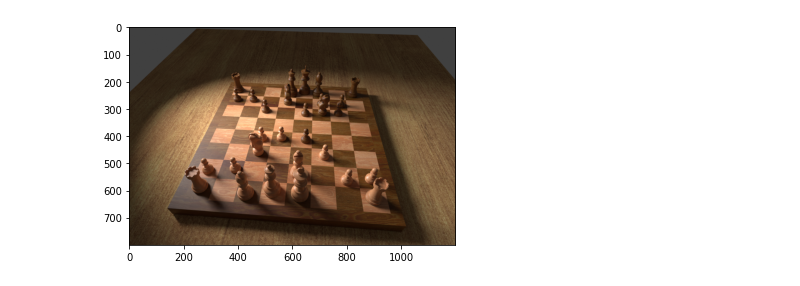
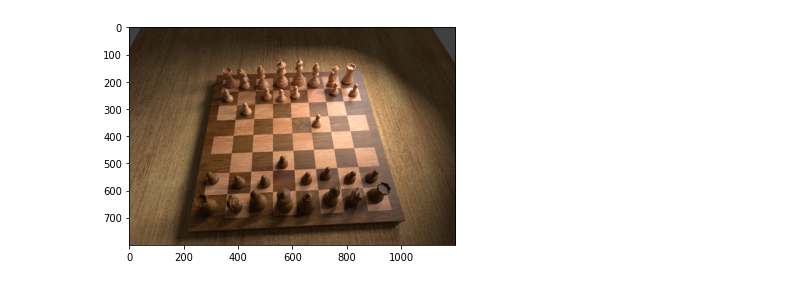
Before and after one commit to georg-wolflein/chesscog, a Jupyter notebook: notebooks/corner_detection.ipynb, the cells around one changed output. Saved outputs shown, nothing was run; the diff lists cells and outputs as text; code cells hidden in the pictures.

```diff
--- a/notebooks/corner_detection.ipynb
+++ b/notebooks/corner_detection.ipynb
@@ -40,9 +41,9 @@ def show(img):
     plt.imshow(cv2.cvtColor(img, cv2.COLOR_BGR2RGB))
 # %%
 filename = "/Users/georg/chess_data/render/train/0064.png"
-filename = "/Users/georg/chess_data/render/train/2869.png"
+#filename = "/Users/georg/chess_data/render/train/2869.png"
 #filename = "/Users/georg/Desktop/chess/chess_data/images/b06.jpg"
 img = cv2.imread(filename)
 show(img)
 # %% [output]
-[figure, old version]
+[figure, new version]
```
Also changed, not shown: parts of 13 cells of this notebook, 3 other files.
